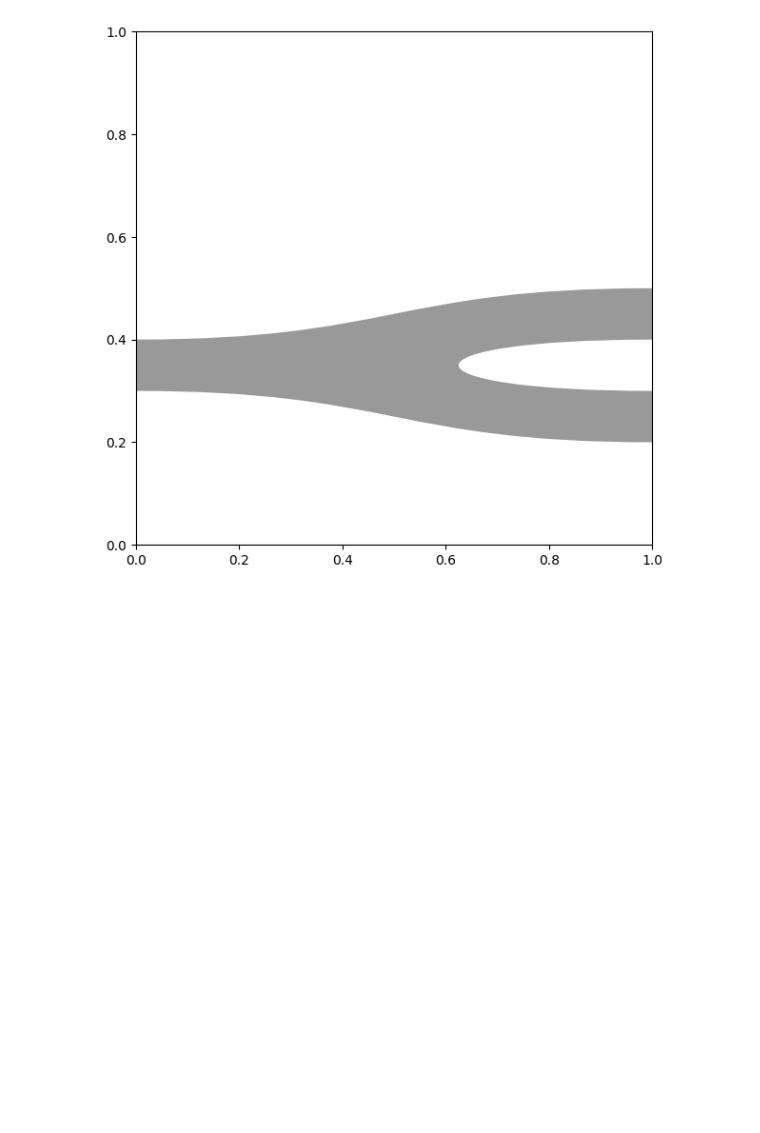
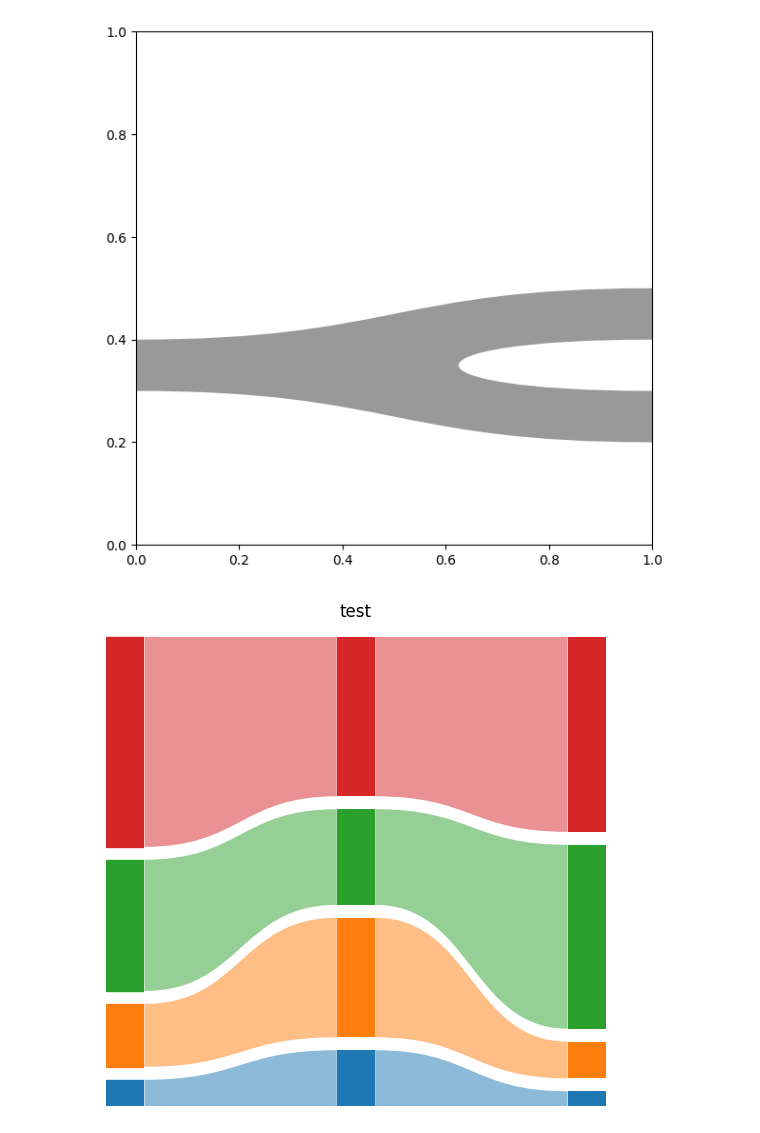
Before and after one commit to harryhaller001/matplotlib-sankey, a Jupyter notebook: testing.ipynb, the cells around one changed output. Cells and saved outputs as stored; diff of their text form; code cells hidden in the pictures; blank space fills up the shorter version.

Commit message:
updating rendering function for sankey plot

```diff
--- a/testing.ipynb
+++ b/testing.ipynb
@@ -294,6 +167,8 @@ def sankey_simple(
             # Add curves
             if curve_type == "curve4":
                 poly = patch_curve4(
+                    x_start=0,
+                    x_end=1,
                     y1_start=y1_start,
                     y1_end=y1_end,
                     y2_start=y2_start,
@@ -306,6 +181,8 @@ def sankey_simple(
 
             elif curve_type == "line":
                 poly = patch_line(
+                    x_start=0,
+                    x_end=1,
                     y1_start=y1_start,
                     y1_end=y1_end,
                     y2_start=y2_start,
@@ -318,6 +195,8 @@ def sankey_simple(
 
             elif curve_type == "curve3":
                 poly = patch_curve3(
+                    x_start=0,
+                    x_end=1,
                     y1_start=y1_start,
                     y1_end=y1_end,
                     y2_start=y2_start,
@@ -328,33 +207,58 @@ def sankey_simple(
                     color=cmap(index),
                 )
             else:
                 raise ValueError(f"curve_type '{curve_type}' not supported.")
 
             axes[column_index].add_patch(poly)
 
         # Add column for last data item
         axes[column_index + 1] = _clean_axis(axes[column_index + 1], frameon=False)
         axes[column_index + 1].set_ylim(0.0, total_height)
 
         for index, size in enumerate(scaled_data[count_index + 1]):
             rect = Rectangle(
                 xy=(0, sum(scaled_data[count_index + 1][:index]) + (index * spacing)),
                 width=1,
                 height=size,
                 color=cmap(index),
                 zorder=1,
                 lw=0,
             )
             axes[column_index + 1].add_patch(rect)
 
     if title is not None:
         fig.suptitle(title, horizontalalignment="center", verticalalignment="baseline")
 
     if tight_layout is True:
         fig.tight_layout(pad=0)
 
     plt.close()
     return fig
+
+
+data = np.array([[10, 24, 50, 80], [14, 30, 24, 40], [4, 10, 50, 53]])
+
+sankey_simple(
+    data,
+    spacing=0.03,
+    ribbon_width=5,
+    column_width=1,
+    title="test",
+    # show_legend=True,
+    # legend_labels=[
+    #     "1",
+    #     "2",
+    #     "3",
+    #     "4",
+    # ],
+    # column_labels=[
+    #     "A",
+    #     "B",
+    #     "C",
+    # ],
+)
+# %% [output]
+[figure, added]
 # %%
 from matplotlib.ticker import FixedLocator
 from matplotlib.patches import Patch
```
Also changed, not shown: parts of 3 cells of this notebook, 2 other files.
